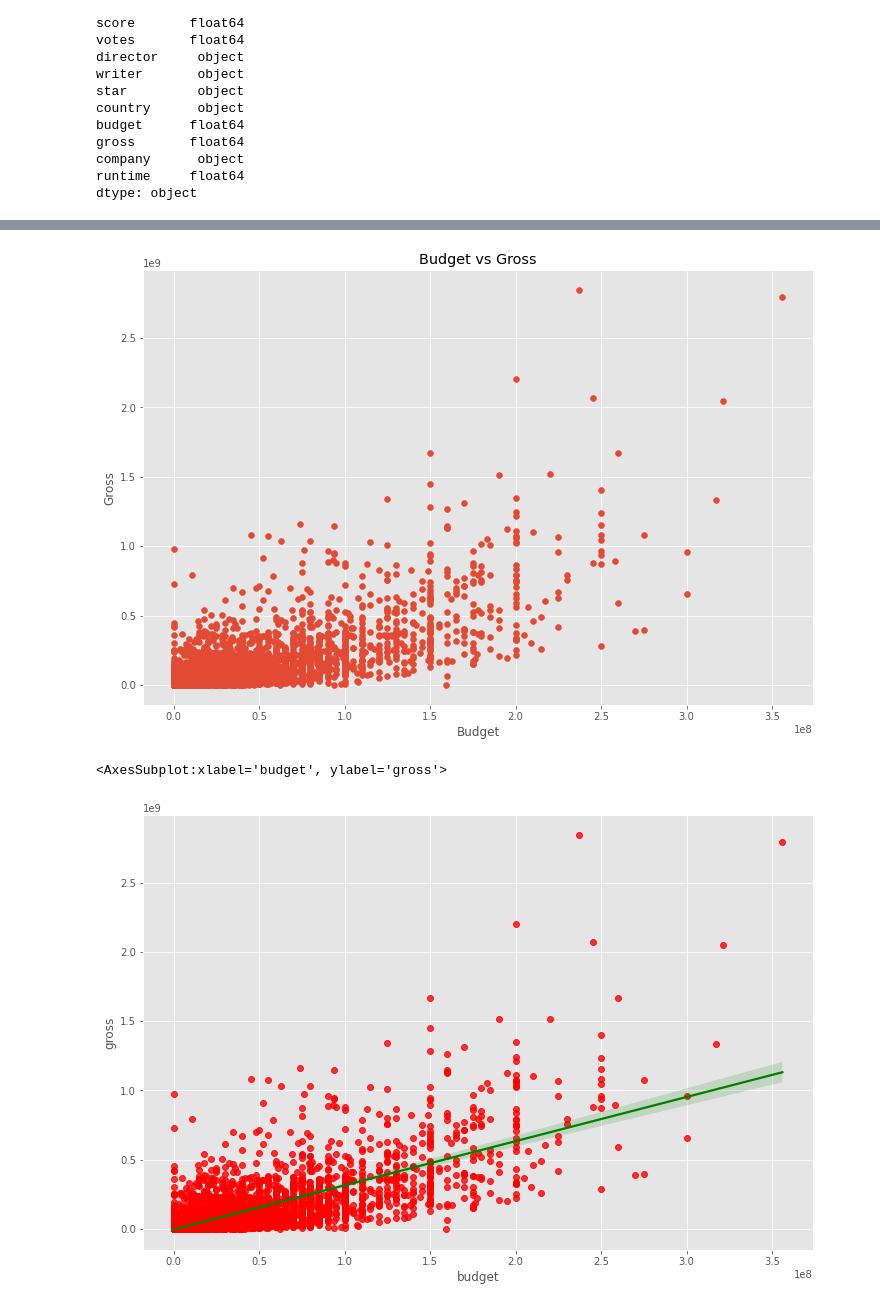
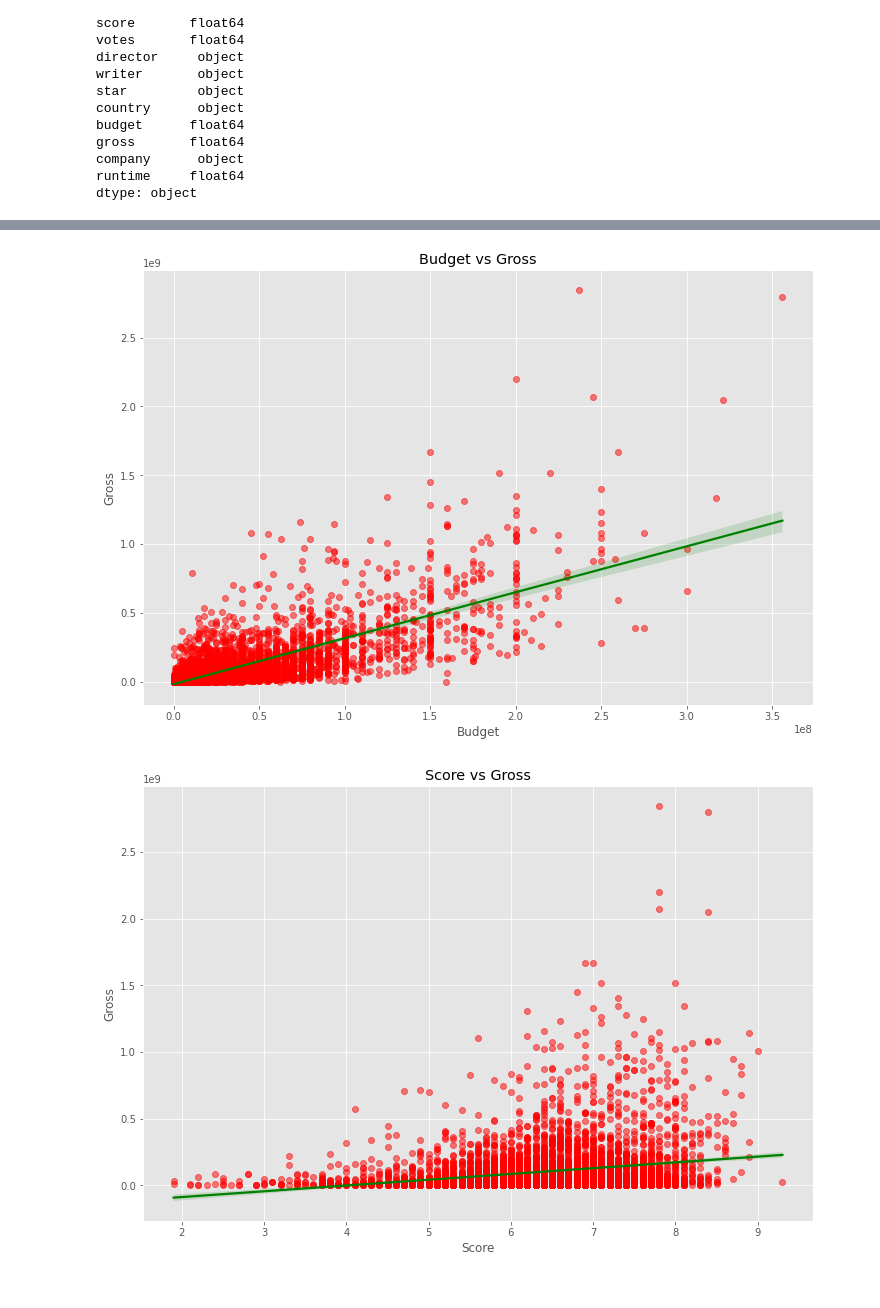
Before and after one commit to Franklan403/PortfolioProject, a Jupyter notebook: Movie Correlation Project.ipynb, the cells around one changed output, grey strips where cells are left out. Drawn from its saved outputs; the diff is of its cells as text; code cells hidden in the pictures.

```diff
--- a/Movie Correlation Project.ipynb
+++ b/Movie Correlation Project.ipynb
@@ -48,3 +58,11 @@ budget:0.2831246739697444%
 gross:0.02464788732394366%
 company:0.002217005738132499%
 runtime:0.0005216484089723526%
+# %%
+#清除缺失值
+df = df.dropna()
+#清除重複值
+df = df.drop_duplicates()
+for col in df.columns:
+    pct_missing = np.mean(df[col].isnull())
+    print('{}:{}%'.format(col, pct_missing))
@@ -69,12 +103,12 @@ company      object
 runtime     float64
 dtype: object
 # %%
-#更換資料型態並且把後面有.0的去掉
-# fill null
-df['votes'] = df['votes'].fillna(0).astype('int64')
-df['budget'] = df['budget'].fillna(0).astype('int64')
-df['gross'] = df['gross'].fillna(0).astype('int64')
-df['runtime'] = df['runtime'].fillna(0).astype('int64')
+#把後面有.0的去掉
+
+df['votes'] = df['votes'].astype('int64')
+df['budget'] = df['budget'].astype('int64')
+df['gross'] = df['gross'].astype('int64')
+df['runtime'] = df['runtime'].astype('int64')
 # %%
 df
 # %% [output]
@@ -159,7 +185,8 @@ df.head()
 # %%
 #scatter plot with budget vs gross
 
-plt.scatter(x=df['budget'], y=df['gross'])
+sns.regplot(x='budget', y='gross', data=df, scatter_kws={'color':'red', 'alpha': 0.5},
+           line_kws={'color':'green'})
 
 plt.title('Budget vs Gross')
 plt.xlabel('Budget')
@@ -167,13 +194,17 @@ plt.ylabel('Gross')
 
 plt.show()
 # %% [output]
-[figure, old version]
+[figure, new version]
 # %%
-# Plot the budget vs gross using seaborn
-# 看出來 budget & gross 有正相關
+# Plot the score vs gross using seaborn
 
-sns.regplot(x='budget', y='gross', data=df, scatter_kws={'color':'red'},
+sns.regplot(x='score', y='gross', data=df, scatter_kws={'color':'red', 'alpha': 0.5},
            line_kws={'color':'green'})
+
+plt.title('Score vs Gross')
+plt.xlabel('Score')
+plt.ylabel('Gross')
+
+plt.show()
 # %% [output]
-<AxesSubplot:xlabel='budget', ylabel='gross'>
-[figure, old version]
+[figure, new version]
```
Also changed, not shown: parts of 48 cells of this notebook.
